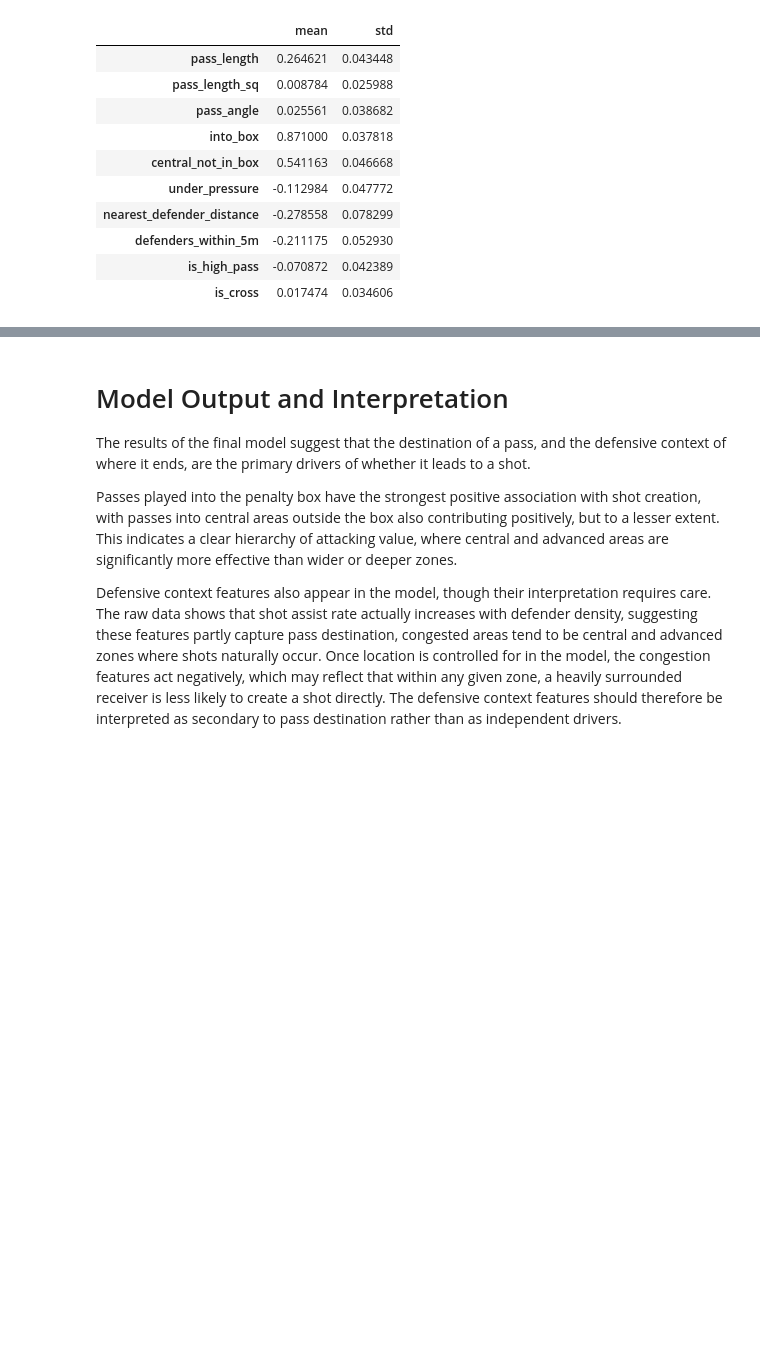
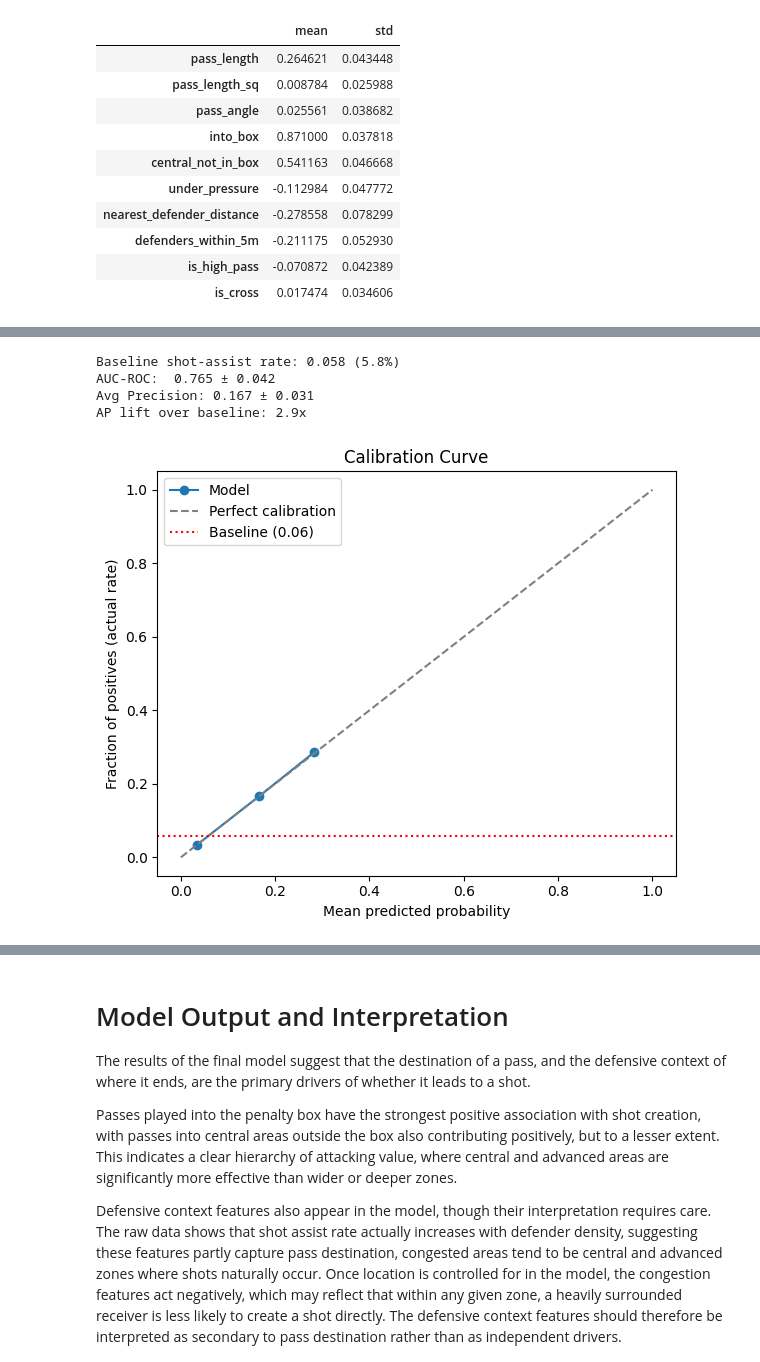
Before and after one commit to samforrest14/dcfc-data-scientist-task, a Jupyter notebook: project_outputs/dcfc_data_science_task.ipynb, the cells around one changed output, grey strips where cells are left out. Drawn from its saved outputs; the diff is of its cells as text; code cells hidden in the pictures; blank space fills up the shorter version.

```diff
--- a/project_outputs/dcfc_data_science_task.ipynb
+++ b/project_outputs/dcfc_data_science_task.ipynb
@@ -944,6 +948,7 @@ features = [
     'defenders_within_5m'
 ]
 X = passes_with_360[features]
+y = passes_with_360['is_shot_assist'].astype(int)
 # %%
 X_train, X_test, y_train, y_test = train_test_split(
     X, y, test_size=0.2, random_state=14, stratify=y
@@ -1196,6 +1203,7 @@ features = [
     'defenders_within_5m'
 ]
 # %%
+y = passes_with_360['is_shot_assist'].astype(int)
 X = passes_with_360[features]
 X_train, X_test, y_train, y_test = train_test_split(
     X, y, test_size=0.2, random_state=14, stratify=y
@@ -1341,0 +1357,67 @@ coef_stability.describe().T[['mean', 'std']]
+# %%
+features = [
+    'pass_length',
+    'pass_length_sq',
+    'pass_angle',
+    'into_box',
+    'central_not_in_box',
+    'is_high_pass',
+    'is_cross',
+    'under_pressure',
+    'nearest_defender_distance',
+    'defenders_within_5m'
+]
+y = passes_with_360['is_shot_assist'].astype(int)
+X = passes_with_360[features]
+
+# Baseline
+baseline = y.mean()
+print(f"Baseline shot-assist rate: {baseline:.3f} ({baseline:.1%})")
+
+# AUC-ROC and AP across CV splits
+cv = StratifiedKFold(n_splits=5, shuffle=True, random_state=14)
+auc_scores = []
+ap_scores = []
+
+for train, test in cv.split(X, y):
+    X_train, X_test = X.iloc[train], X.iloc[test]
+    y_train, y_test = y.iloc[train], y.iloc[test]
+
+    scaler = StandardScaler()
+    X_train_scaled = scaler.fit_transform(X_train)
+    X_test_scaled = scaler.transform(X_test)
+
+    model.fit(X_train_scaled, y_train)
+    y_prob = model.predict_proba(X_test_scaled)[:, 1]
+
+    auc_scores.append(roc_auc_score(y_test, y_prob))
+    ap_scores.append(average_precision_score(y_test, y_prob))
+
+print(f"AUC-ROC:  {np.mean(auc_scores):.3f} ± {np.std(auc_scores):.3f}")
+print(f"Avg Precision: {np.mean(ap_scores):.3f} ± {np.std(ap_scores):.3f}")
+print(f"AP lift over baseline: {np.mean(ap_scores)/baseline:.1f}x")
+
+# Calibration plot
+# Refitting on full data to get probabilities for calibration check
+X_scaled = scaler.transform(X)
+model.fit(X_scaled, y)
+y_prob_full = model.predict_proba(X_scaled)[:, 1]
+
+fraction_pos, mean_pred = calibration_curve(y, y_prob_full, n_bins=8)
+
+fig, ax = plt.subplots(figsize=(6, 5))
+ax.plot(mean_pred, fraction_pos, marker='o', label='Model')
+ax.plot([0, 1], [0, 1], linestyle='--', color='grey', label='Perfect calibration')
+ax.axhline(baseline, linestyle=':', color='red', label=f'Baseline ({baseline:.2f})')
+ax.set_xlabel("Mean predicted probability")
+ax.set_ylabel("Fraction of positives (actual rate)")
+ax.set_title("Calibration Curve")
+ax.legend()
+plt.tight_layout()
+plt.show()
+# %% [output]
+Baseline shot-assist rate: 0.058 (5.8%)
+AUC-ROC:  0.765 ± 0.042
+Avg Precision: 0.167 ± 0.031
+AP lift over baseline: 2.9x
+[figure, added]
```
Also changed, not shown: parts of 19 cells of this notebook, 1 other file.
